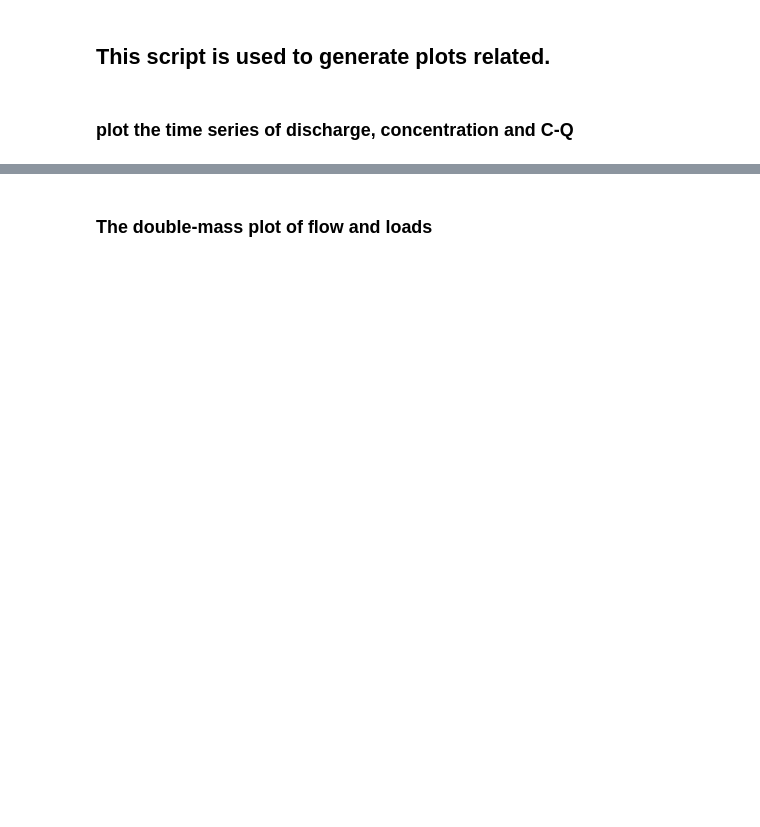
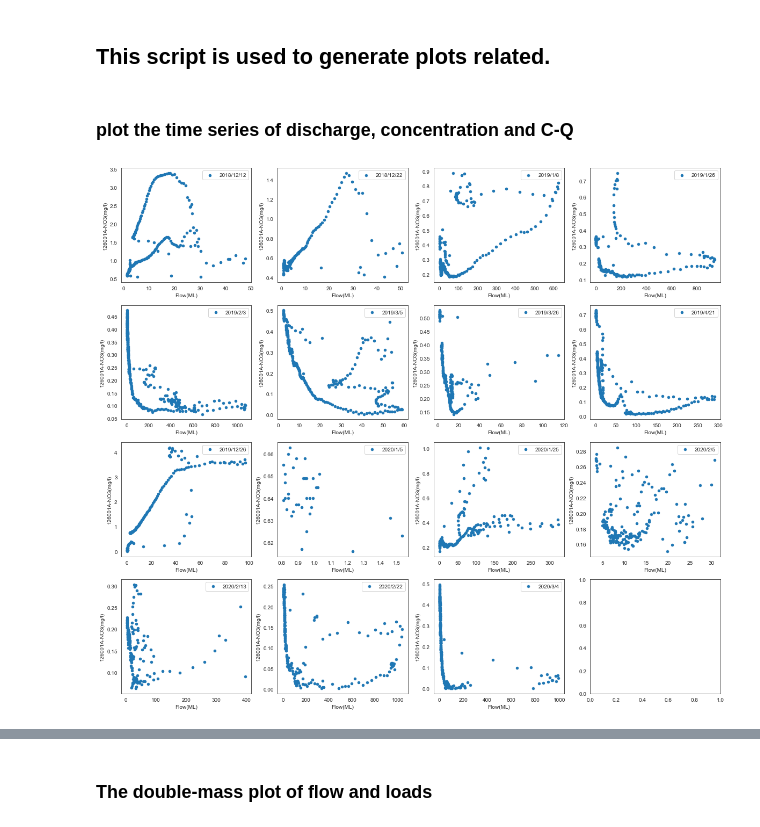
Before and after one commit to QianWanghhu/wqd_analyze, a Jupyter notebook: src/Plotings.ipynb, the cells around one changed output, grey strips where cells are left out. Drawn from its saved outputs; the diff is of its cells as text; code cells hidden in the pictures; blank space fills up the shorter version.

```diff
--- a/src/Plotings.ipynb
+++ b/src/Plotings.ipynb
@@ -16,13 +17,29 @@ from utils.plotting import cq_line_plot
 ### plot the time series of discharge, concentration and C-Q
 # %%
 # plot the time series of discharge, concentration and C-Q
-const_name = 'NO3'
+const_name = 'cq-NO3'
 cq = pd.read_csv(outpath + const_name + '.csv')
 cq.Time = pd.to_datetime(cq.Time)
 for i in range(cq.shape[0]):
     cq.loc[i, 'index'] = cq.Time[i].strftime("%Y-%m-%d")
-cq.set_index('index', inplace=True)
+cq.set_index('Time', inplace=True, drop=False)
 cols = cq.columns
+# %%
+fig, axes = plt.subplots(4, 4, figsize=(20, 18))
+k=0
+for ii in obs_events.index[59:]:
+    row, col = np.floor_divide(k, 4), np.mod(k, 4)
+    start, end = obs_events.loc[ii, ['start', 'end']].values
+    start = pd.to_datetime(start + ' 00:00:00')
+    end = pd.to_datetime(end + ' 23:00:00')
+    ylabel_str = 'Flow volume (ML)'
+    cq_slice = cq.loc[start:end, :]
+    ax_temp = cq_slice.plot(kind='scatter', x=cols[2], y=cols[1], ax=axes[row, col], legend=True)
+    ax_temp.legend([obs_events.loc[ii, 'start']])
+    k += 1
+plt.savefig(f'{outpath}figs/obs_NO3_flow_scatter.png', format='png', dpi=400, layout='tight')
+# %% [output]
+[figure, added]
 # %%
 # Plot
 sns.set_style('white')
```
Also changed, not shown: parts of 11 cells of this notebook.
